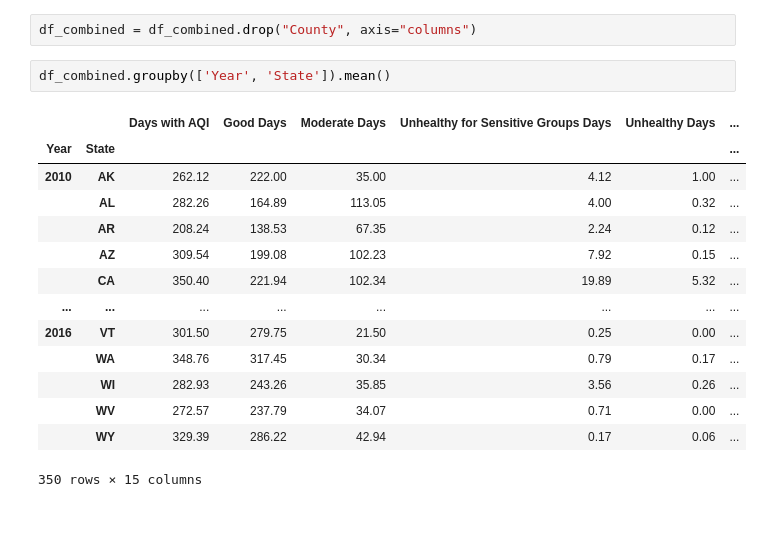
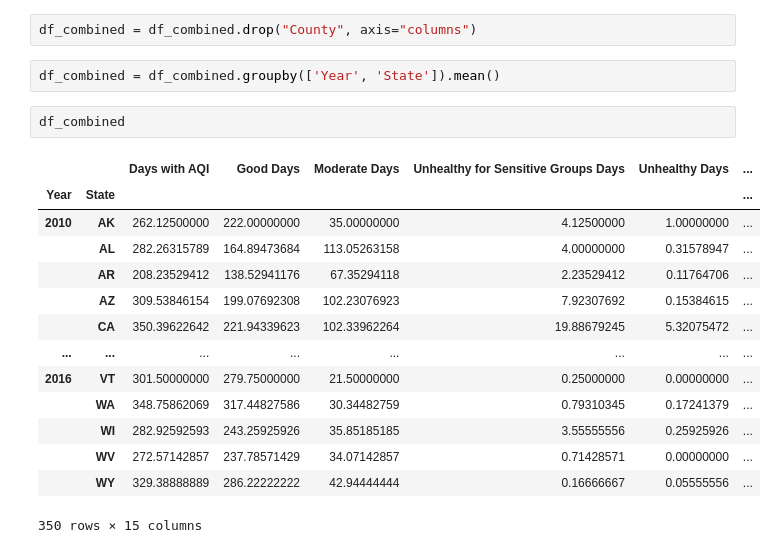
Before and after one commit to monal20/Neueda2023, a Jupyter notebook: Analysis.ipynb, the cells around one changed output. Cells and saved outputs as stored; diff of their text form; blank space fills up the shorter version.

```diff
--- a/Analysis.ipynb
+++ b/Analysis.ipynb
@@ -174,19 +186,21 @@ df_combined
 # %%
 df_combined = df_combined.drop("County", axis="columns")
 # %%
-df_combined.groupby(['Year', 'State']).mean()
+df_combined = df_combined.groupby(['Year', 'State']).mean()
-# %% [output]
-|  |  | Days with AQI | Good Days | Moderate Days | Unhealthy for Sensitive Groups Days | Unhealthy Days | ... |
-| Year | State |  |  |  |  |  | ... |
-| 2010 | AK | 262.12 | 222.00 | 35.00 | 4.12 | 1.00 | ... |
-|  | AL | 282.26 | 164.89 | 113.05 | 4.00 | 0.32 | ... |
-|  | AR | 208.24 | 138.53 | 67.35 | 2.24 | 0.12 | ... |
-|  | AZ | 309.54 | 199.08 | 102.23 | 7.92 | 0.15 | ... |
-|  | CA | 350.40 | 221.94 | 102.34 | 19.89 | 5.32 | ... |
-| ... | ... | ... | ... | ... | ... | ... | ... |
-| 2016 | VT | 301.50 | 279.75 | 21.50 | 0.25 | 0.00 | ... |
-|  | WA | 348.76 | 317.45 | 30.34 | 0.79 | 0.17 | ... |
-|  | WI | 282.93 | 243.26 | 35.85 | 3.56 | 0.26 | ... |
-|  | WV | 272.57 | 237.79 | 34.07 | 0.71 | 0.00 | ... |
-|  | WY | 329.39 | 286.22 | 42.94 | 0.17 | 0.06 | ... |
-350 rows × 15 columns
+# %%
+df_combined
+# %% [output]
+|  |  | Days with AQI | Good Days | Moderate Days | Unhealthy for Sensitive Groups Days | Unhealthy Days | ... |
+| Year | State |  |  |  |  |  | ... |
+| 2010 | AK | 262.12500000 | 222.00000000 | 35.00000000 | 4.12500000 | 1.00000000 | ... |
+|  | AL | 282.26315789 | 164.89473684 | 113.05263158 | 4.00000000 | 0.31578947 | ... |
+|  | AR | 208.23529412 | 138.52941176 | 67.35294118 | 2.23529412 | 0.11764706 | ... |
+|  | AZ | 309.53846154 | 199.07692308 | 102.23076923 | 7.92307692 | 0.15384615 | ... |
+|  | CA | 350.39622642 | 221.94339623 | 102.33962264 | 19.88679245 | 5.32075472 | ... |
+| ... | ... | ... | ... | ... | ... | ... | ... |
+| 2016 | VT | 301.50000000 | 279.75000000 | 21.50000000 | 0.25000000 | 0.00000000 | ... |
+|  | WA | 348.75862069 | 317.44827586 | 30.34482759 | 0.79310345 | 0.17241379 | ... |
+|  | WI | 282.92592593 | 243.25925926 | 35.85185185 | 3.55555556 | 0.25925926 | ... |
+|  | WV | 272.57142857 | 237.78571429 | 34.07142857 | 0.71428571 | 0.00000000 | ... |
+|  | WY | 329.38888889 | 286.22222222 | 42.94444444 | 0.16666667 | 0.05555556 | ... |
+350 rows × 15 columns
```
Also changed, not shown: parts of 7 cells of this notebook, 1 other file.
